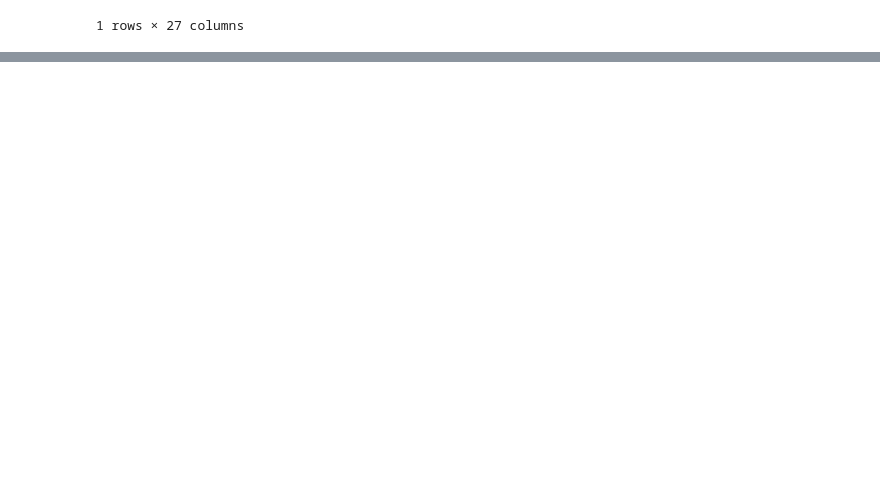
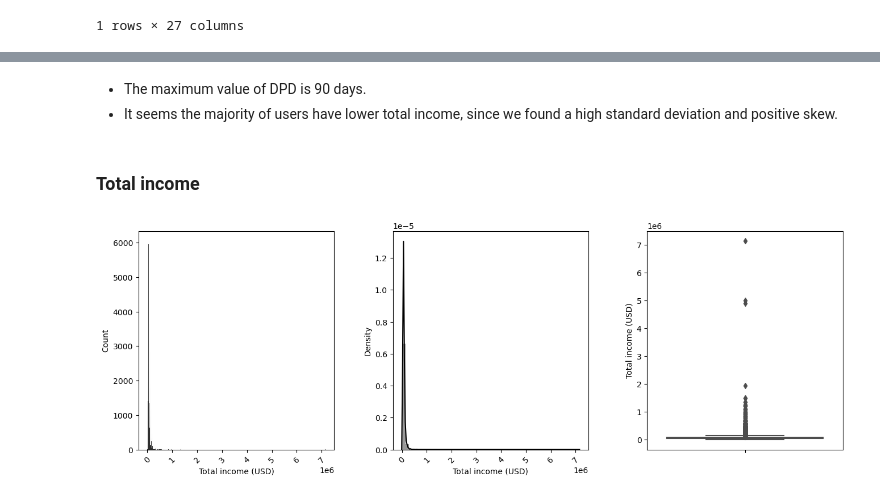
Before and after one commit to lucasquemelli/credit_default_risk_prediction, a Jupyter notebook: credit_risk_notebook.ipynb, the cells around one changed output, grey strips where cells are left out. Saved outputs shown, nothing was run; the diff lists cells and outputs as text; code cells hidden in the pictures; blank space fills up the shorter version.

```diff
--- a/credit_risk_notebook.ipynb
+++ b/credit_risk_notebook.ipynb
@@ -220,0 +238,2 @@ data[data["user_id"] == 3166625]
+# %%
+df1 = data.copy()
@@ -220,0 +272,4 @@ data[data["user_id"] == 3166625]
+# %%
+df1['yearmo'] = df1['yearmo'].astype(str)  # Garante que 'yearmo' seja uma string
+df1['yearmo'] = df1['yearmo'].apply(lambda x: f"{x[:4]}-{x[4:]}")
+df1['yearmo'] = pd.to_datetime(df1['yearmo'], format='%Y-%m')
@@ -220,0 +359,14 @@ data[data["user_id"] == 3166625]
+# %%
+df1["employment_type"] = df1["employment_type"].fillna("SI")
+
+df1["tier_of_employment"] = df1["tier_of_employment"].fillna("SI")
+
+df1["industry"] = df1["industry"].fillna("SI")
+
+df1["work_experience"] = df1["work_experience"].fillna("SI")
+
+df1["married"] = df1["married"].fillna("SI")
+
+df1["has_social_profile"] = df1["has_social_profile"].fillna("SI")
+
+df1["is_verified"] = df1["is_verified"].fillna("SI")
@@ -220,0 +395,3 @@ data[data["user_id"] == 3166625]
+# %%
+num_attributes = df1.drop(columns=["user_id"]).select_dtypes(include=['int32', 'int64', 'float32', 'float64'])
+cat_attributes = df1.select_dtypes(include=['object', 'category'])
@@ -220,0 +435,27 @@ data[data["user_id"] == 3166625]
+# %% [markdown]
+- The maximum value of DPD is 90 days.
+- It seems the majority of users have lower total income, since we found a high standard deviation and positive skew.
+# %% [markdown]
+### Total income
+# %%
+aux = num_attributes.copy()
+
+plt.figure(figsize=(16,5))
+
+plt.subplot(1,3,1)
+sns.histplot(aux["total_income"], color="black")
+plt.xlabel("Total income (USD)")
+plt.xticks(rotation=45);
+
+plt.subplot(1,3,2)
+sns.distplot(aux["total_income"], color="black")
+plt.xlabel("Total income (USD)")
+plt.xticks(rotation=45);
+
+plt.subplot(1,3,3)
+sns.boxplot(y='total_income',data=aux, color="gray")
+plt.ylabel("Total income (USD)")
+
+plt.subplots_adjust(wspace = 0.30);
+# %% [output]
+[figure, added]
```
Also changed, not shown: parts of 20 cells of this notebook.
